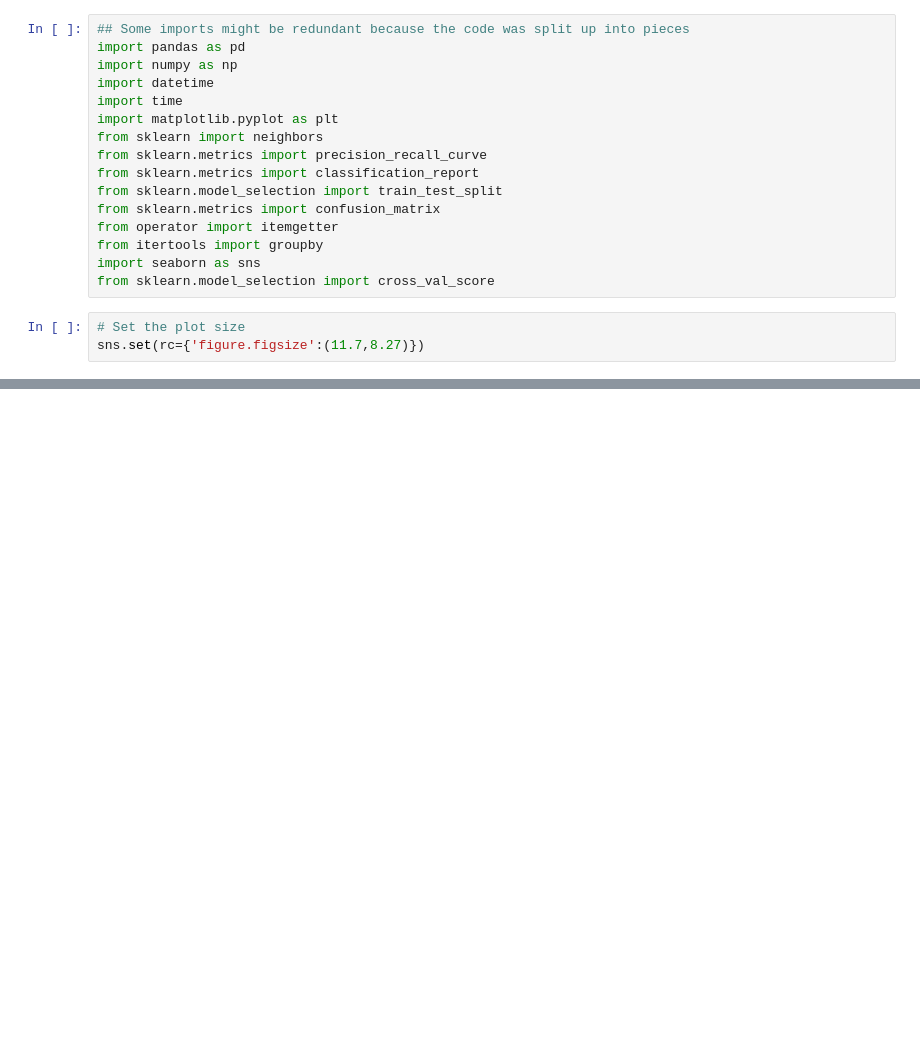
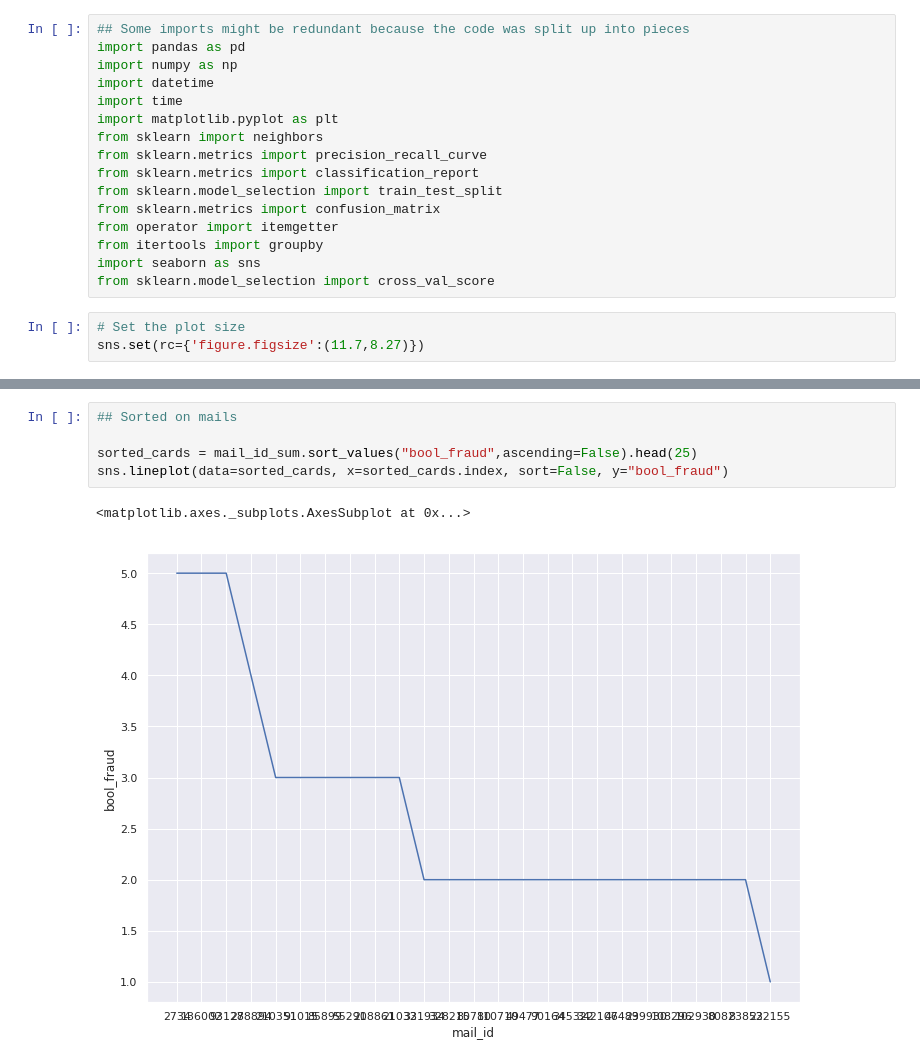
Before and after one commit to MartijnVermeulen96/CS4035-Labs, a Jupyter notebook: Lab1/Code/Visualization task.ipynb, the cells around one changed output, grey strips where cells are left out. Drawn from its saved outputs; the diff is of its cells as text; blank space fills up the shorter version.

```diff
--- a/Lab1/Code/Visualization task.ipynb
+++ b/Lab1/Code/Visualization task.ipynb
@@ -64,0 +94,8 @@ FileNotFoundError: [Errno 2] File b'data_for_student_case.csv' does not exist: b
+# %%
+## Sorted on mails
+
+sorted_cards = mail_id_sum.sort_values("bool_fraud",ascending=False).head(25)
+sns.lineplot(data=sorted_cards, x=sorted_cards.index, sort=False, y="bool_fraud")
+# %% [output]
+<matplotlib.axes._subplots.AxesSubplot at 0x...>
+[figure, added]
```
Also changed, not shown: parts of 7 cells of this notebook, 3 other files.
